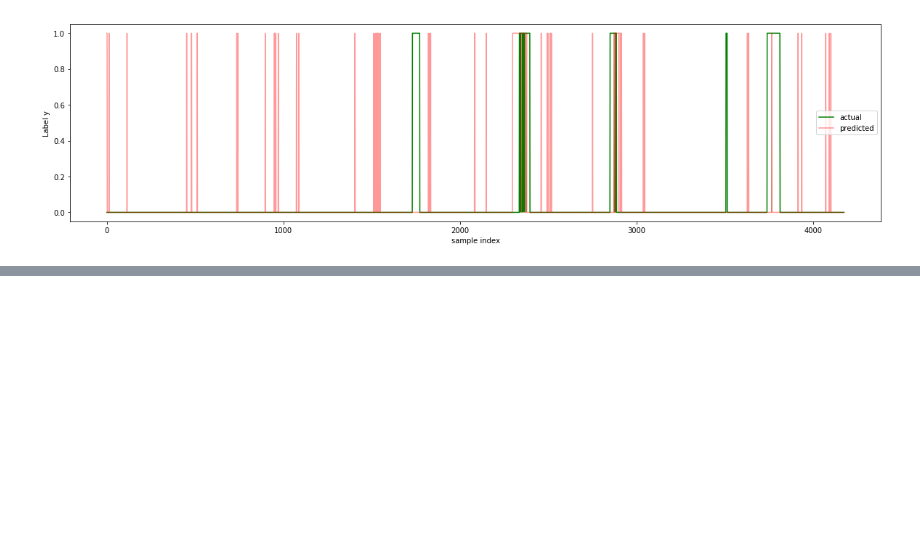
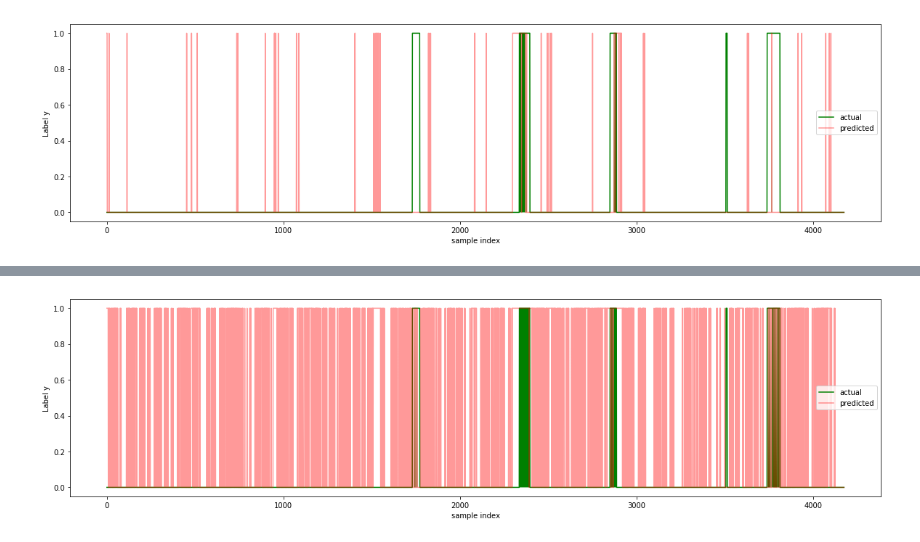
Before and after one commit to giannislelekas/CS4035, a Jupyter notebook: lab2/Discrete Task.ipynb, the cells around one changed output, grey strips where cells are left out. Saved outputs shown, nothing was run; the diff lists cells and outputs as text; code cells hidden in the pictures; blank space fills up the shorter version.

```diff
--- a/lab2/Discrete Task.ipynb
+++ b/lab2/Discrete Task.ipynb
@@ -117,16 +165,24 @@ plot(labels, predicted_labels)embedded-picture
 # %% [output]
 [figure]
 # %%
-window_size = np.arange(1, 16, dtype=int)
-vocab_size = np.arange(3, 12, dtype=int)
-paa_segments = np.arange(2, 9, dtype=int)
-L = np.array([100,200, 500])
+# window_size = np.array(5, 10, 20, 50, 100)
+# vocab_size = np.arange(3, 12, dtype=int)
+# paa_segments = np.arange(2, 9, dtype=int)
+# L = np.array([100,200,500,1])
+
+window_size = np.array([20, 50])
+vocab_size = np.arange(3, 5, dtype=int)
+paa_segments = np.array([2, 4, 8, 16], dtype=int)
+L = np.array([500,1])
 
 signal = X1[:, 0]
 test_signal = X2[:, 0]
+test_labels = np.array(y2, copy=True)
+test_labels[test_labels==-999] = 0
 
 TP = np.zeros((len(window_size), len(paa_segments), len(vocab_size), len(L)), dtype=int)
 FP = np.zeros_like(TP)
+S = np.zeros((len(window_size), len(paa_segments), len(vocab_size), len(L)))
 for w in range(len(window_size)):
     for p in range(len(paa_segments)):
         for v in range(len(vocab_size)):
@@ -139,6 +195,17 @@ for w in range(len(window_size)):
                 train_probs = extract_ngram_probs(train_sax)
                 train_prof = extract_train_prof(train_probs, thres=L[l])
                 alarm_regions = extract_alarm_regions(test_sax, train_prof)
-                TP[w,p,v,l], FP[w,p,v,l], intersect = evaluate(np.where(y2==1), alarm_regions)
-                print(TP[w,p,v,l], FP[w,p,v,l])
+                print("Attacks detected: ", len(alarm_regions))
+                if not alarm_regions:
+                    continue
+
+
+                predicted_labels = np.zeros_like(test_labels)
+                predicted_labels[alarm_regions] = 1
+                cm = estimate_confusion_matrix(test_labels, predicted_labels)
+                print("CM: ", cm)
+                TP[w, p, v, l] = cm[0,0]
+                FP[w, p, v, l] = cm[0,1]
+                s = compute_s(test_labels, predicted_labels, 0.5)
+                S[w,p,v,l] = s
 # %% [output]
@@ -151,0 +271,10 @@ KeyboardInterrupt:
+# %%
+train_signal = X1[:, 0]
+train_labels = np.array(y1, copy=True)
+train_labels[train_labels == -999] = 0
+test_signal = X2[:, 0]
+test_labels = np.array(y2, copy=True)
+test_labels[test_labels == -999] = 0
+
+TP, FP, S, optimal_labels = optimal_parameters(train_signal, train_labels, test_signal, test_labels,
+                                              window_size, paa_segments, vocab_size, 0.4)
@@ -151,0 +306,4 @@ KeyboardInterrupt:
+# %%
+plot(test_labels, predicted_labels)
+# %% [output]
+[figure, added]
```
Also changed, not shown: parts of 14 cells of this notebook.
